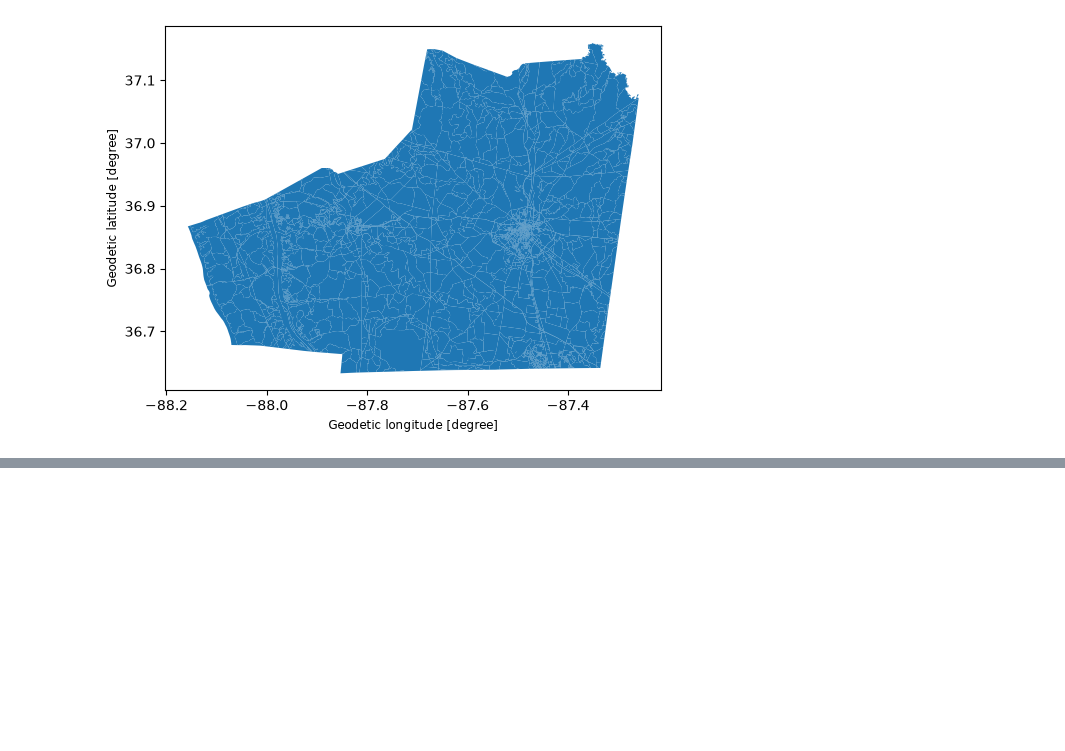
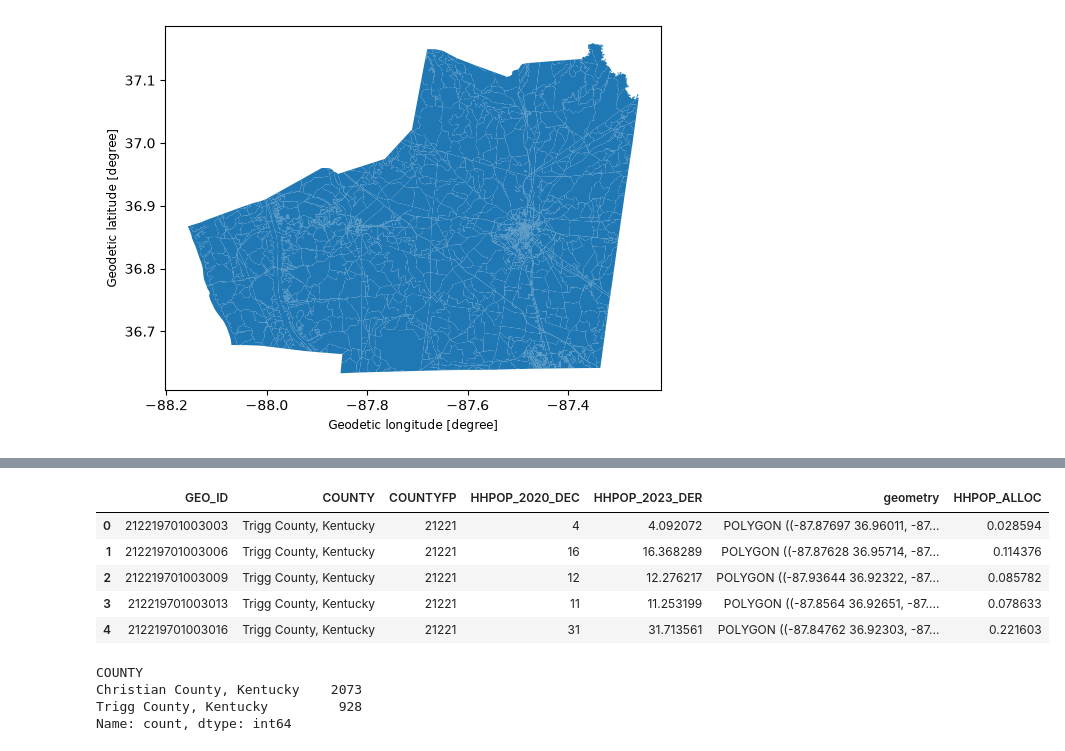
Before and after one commit to Greater-Nashville-Regional-Council/FCLUCS_Scenario_Planning, a Jupyter notebook: notebooks/Base Year HHPop.ipynb, the cells around one changed output, grey strips where cells are left out. Cells and saved outputs as stored; diff of their text form; code cells hidden in the pictures; blank space fills up the shorter version.

Commit message:
horizon hhpop update

```diff
--- a/notebooks/Base Year HHPop.ipynb
+++ b/notebooks/Base Year HHPop.ipynb
@@ -193,2 +173,18 @@ combined_geo.head(2)
 # %%
 combined_geo.to_file(r"G:\3-GitHub\FCLUCS_Scenario_Planning\1-data\2-interim\BaseYear.gpkg", layer="KY_HHPOP", driver="GPKG")
+# %%
+combined_geo.head()
+# %% [output]
+|  | GEO_ID | COUNTY | COUNTYFP | HHPOP_2020_DEC | HHPOP_2023_DER | geometry | HHPOP_ALLOC |
+| 0 | 212219701003003 | Trigg County, Kentucky | 21221 | 4 | 4.092072 | POLYGON ((-87.87697 36.96011, -87... | 0.028594 |
+| 1 | 212219701003006 | Trigg County, Kentucky | 21221 | 16 | 16.368289 | POLYGON ((-87.87628 36.95714, -87... | 0.114376 |
+| 2 | 212219701003009 | Trigg County, Kentucky | 21221 | 12 | 12.276217 | POLYGON ((-87.93644 36.92322, -87... | 0.085782 |
+| 3 | 212219701003013 | Trigg County, Kentucky | 21221 | 11 | 11.253199 | POLYGON ((-87.8564 36.92651, -87.... | 0.078633 |
+| 4 | 212219701003016 | Trigg County, Kentucky | 21221 | 31 | 31.713561 | POLYGON ((-87.84762 36.92303, -87... | 0.221603 |
+# %%
+combined_geo['COUNTY'].value_counts()
+# %% [output]
+COUNTY
+Christian County, Kentucky    2073
+Trigg County, Kentucky         928
+Name: count, dtype: int64
```
Also changed, not shown: parts of 7 cells of this notebook, 2 other files.
